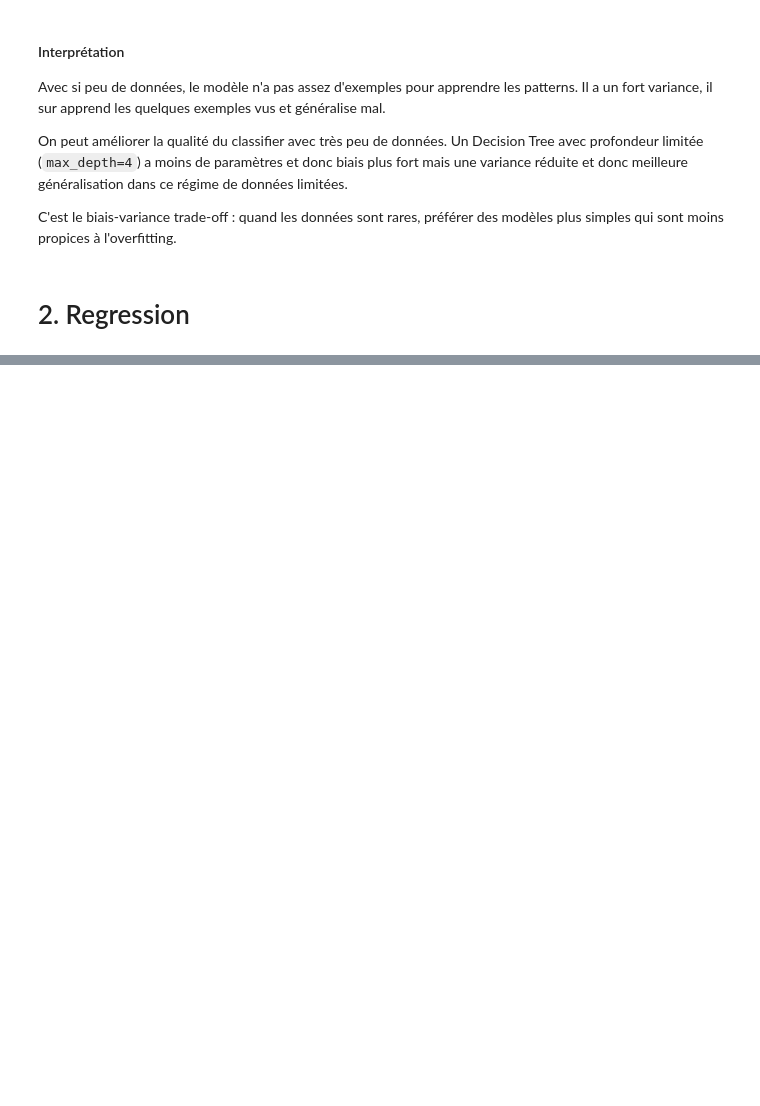
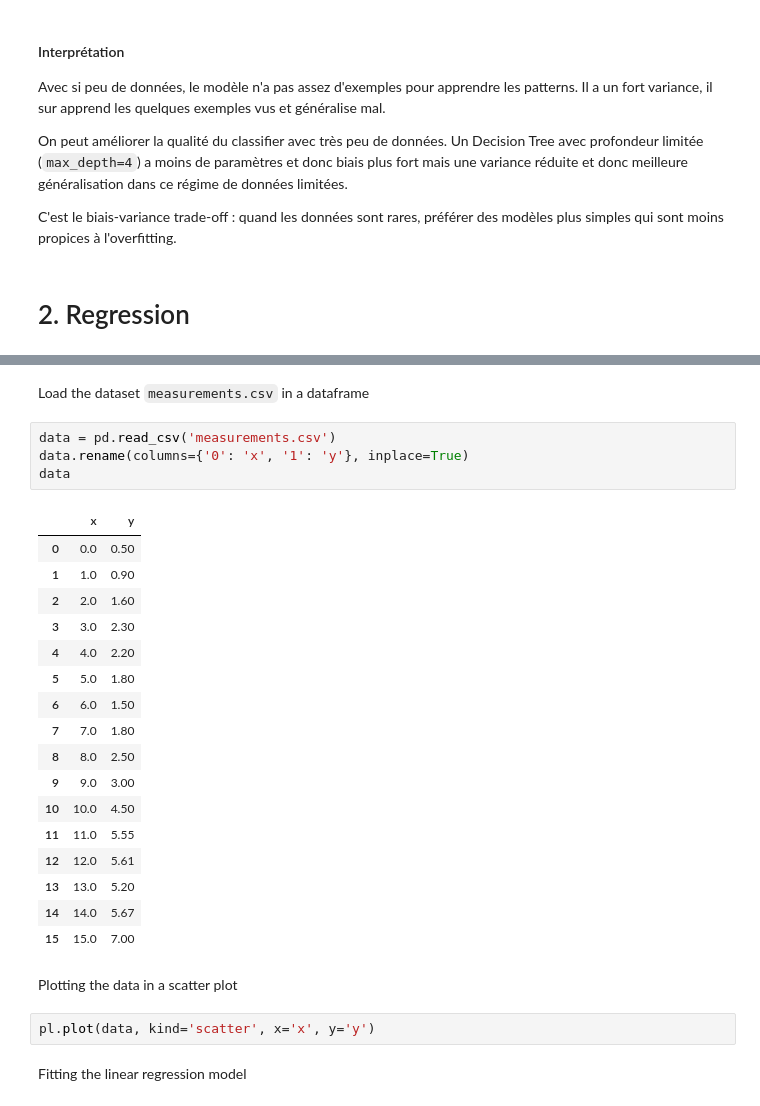
Before and after one commit to WiredMind2/Machine-Learning, a Jupyter notebook: notebook.ipynb, the cells around one changed output, grey strips where cells are left out. Drawn from its saved outputs; the diff is of its cells as text; blank space fills up the shorter version.

```diff
--- a/notebook.ipynb
+++ b/notebook.ipynb
@@ -392,0 +319,30 @@ plt.show()
+# %% [markdown]
+Load the dataset `measurements.csv` in a dataframe
+# %%
+data = pd.read_csv('measurements.csv')
+data.rename(columns={'0': 'x', '1': 'y'}, inplace=True)
+data
+# %% [output]
+|  | x | y |
+| 0 | 0.0 | 0.50 |
+| 1 | 1.0 | 0.90 |
+| 2 | 2.0 | 1.60 |
+| 3 | 3.0 | 2.30 |
+| 4 | 4.0 | 2.20 |
+| 5 | 5.0 | 1.80 |
+| 6 | 6.0 | 1.50 |
+| 7 | 7.0 | 1.80 |
+| 8 | 8.0 | 2.50 |
+| 9 | 9.0 | 3.00 |
+| 10 | 10.0 | 4.50 |
+| 11 | 11.0 | 5.55 |
+| 12 | 12.0 | 5.61 |
+| 13 | 13.0 | 5.20 |
+| 14 | 14.0 | 5.67 |
+| 15 | 15.0 | 7.00 |
+# %% [markdown]
+Plotting the data in a scatter plot
+# %%
+pl.plot(data, kind='scatter', x='x', y='y')
+# %% [markdown]
+Fitting the linear regression model
```
Also changed, not shown: parts of 27 cells of this notebook.
